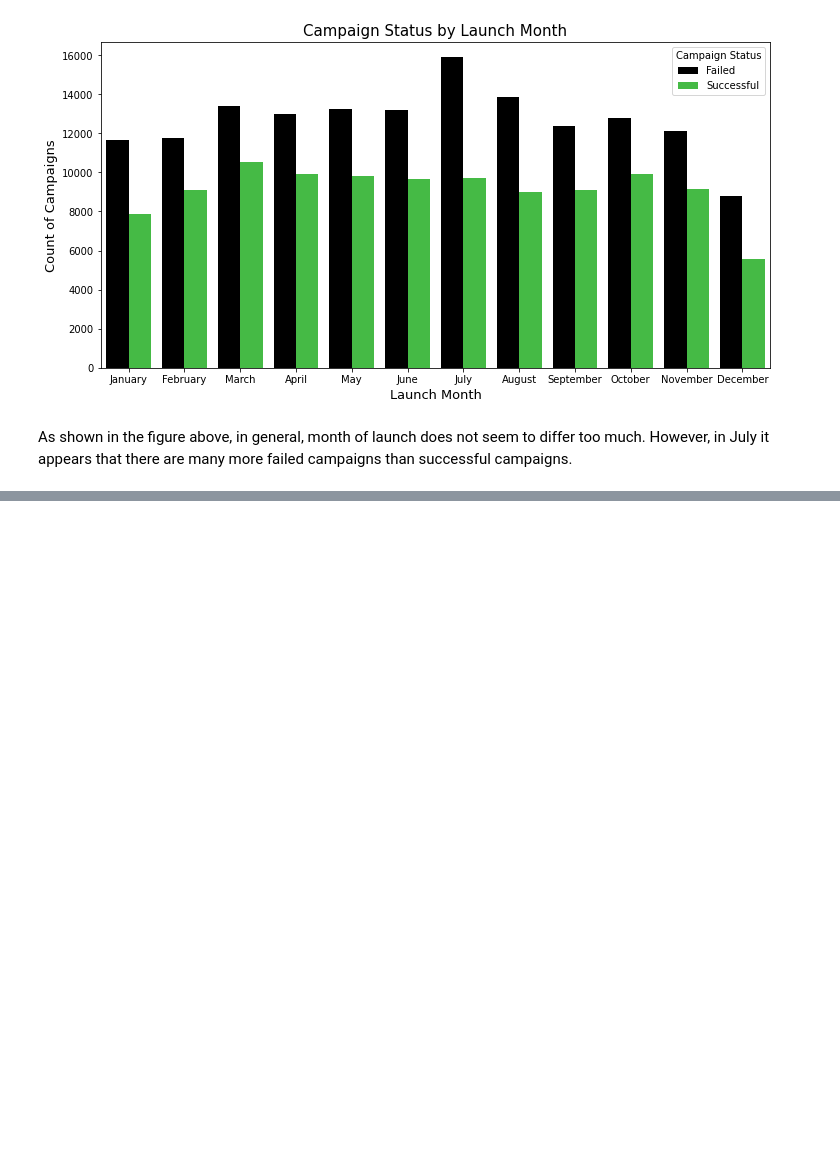
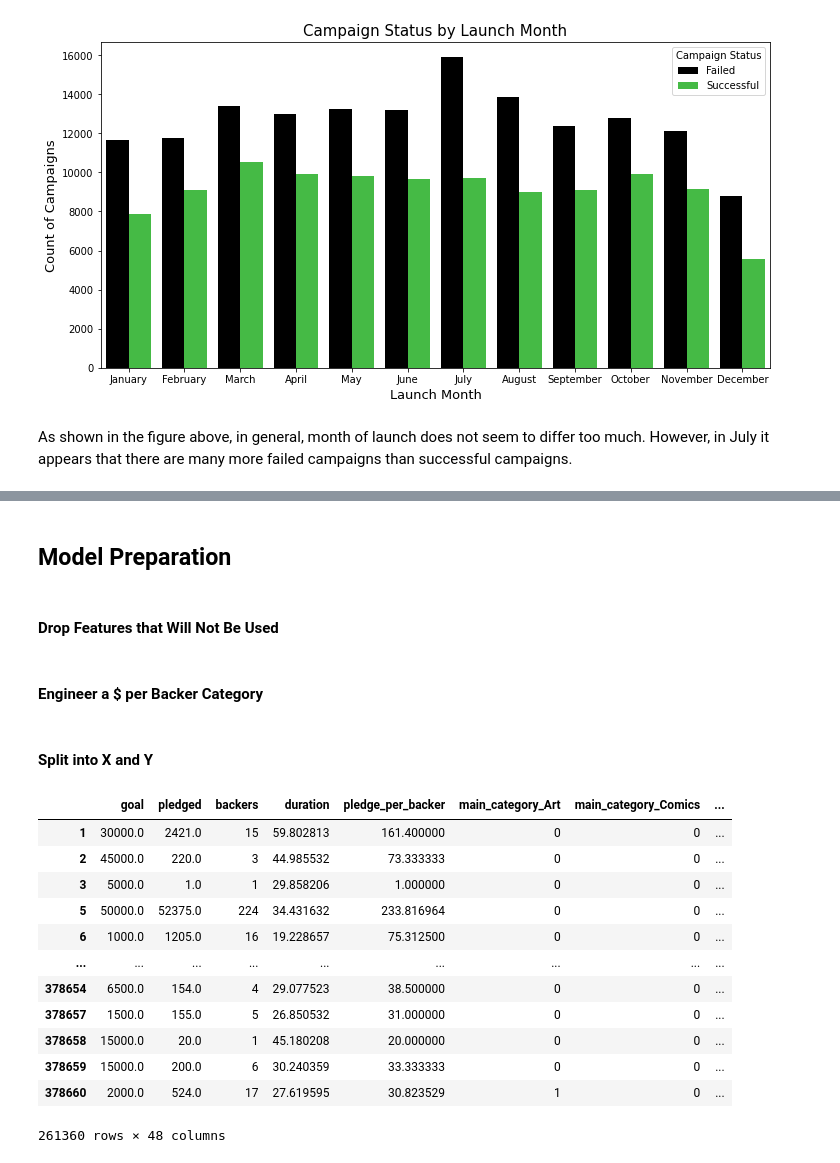
Before and after one commit to jlu90/Success_On_Kickstarter, a Jupyter notebook: code/Kickstarter_Project.ipynb, the cells around one changed output, grey strips where cells are left out. Drawn from its saved outputs; the diff is of its cells as text; code cells hidden in the pictures; blank space fills up the shorter version.

Commit message:
model prep

```diff
--- a/code/Kickstarter_Project.ipynb
+++ b/code/Kickstarter_Project.ipynb
@@ -304,0 +313,31 @@ plt.ylabel('Count of Campaigns', fontdict = {'fontsize':13});
+# %% [markdown]
+## Model Preparation
+# %% [markdown]
+#### Drop Features that Will Not Be Used
+# %%
+df = df.drop(columns = ['ID', 'name', 'category', 'currency', 'deadline', 'launched', 'country'])
+# %% [markdown]
+#### Engineer a $ per Backer Category
+# %%
+df['pledge_per_backer'] = df['pledged']/ df['backers']
+# %% [markdown]
+#### Split into X and Y
+# %%
+X = pd.get_dummies(df.drop(columns = ['Campaign Status']))
+y = df['Campaign Status'].map({0: 'Failed', 1: 'Successful'})
+# %%
+X
+# %% [output]
+|  | goal | pledged | backers | duration | pledge_per_backer | main_category_Art | main_category_Comics | ... |
+| 1 | 30000.0 | 2421.0 | 15 | 59.802813 | 161.400000 | 0 | 0 | ... |
+| 2 | 45000.0 | 220.0 | 3 | 44.985532 | 73.333333 | 0 | 0 | ... |
+| 3 | 5000.0 | 1.0 | 1 | 29.858206 | 1.000000 | 0 | 0 | ... |
+| 5 | 50000.0 | 52375.0 | 224 | 34.431632 | 233.816964 | 0 | 0 | ... |
+| 6 | 1000.0 | 1205.0 | 16 | 19.228657 | 75.312500 | 0 | 0 | ... |
+| ... | ... | ... | ... | ... | ... | ... | ... | ... |
+| 378654 | 6500.0 | 154.0 | 4 | 29.077523 | 38.500000 | 0 | 0 | ... |
+| 378657 | 1500.0 | 155.0 | 5 | 26.850532 | 31.000000 | 0 | 0 | ... |
+| 378658 | 15000.0 | 20.0 | 1 | 45.180208 | 20.000000 | 0 | 0 | ... |
+| 378659 | 15000.0 | 200.0 | 6 | 30.240359 | 33.333333 | 0 | 0 | ... |
+| 378660 | 2000.0 | 524.0 | 17 | 27.619595 | 30.823529 | 1 | 0 | ... |
+261360 rows × 48 columns
```
Also changed, not shown: parts of 4 cells of this notebook.
